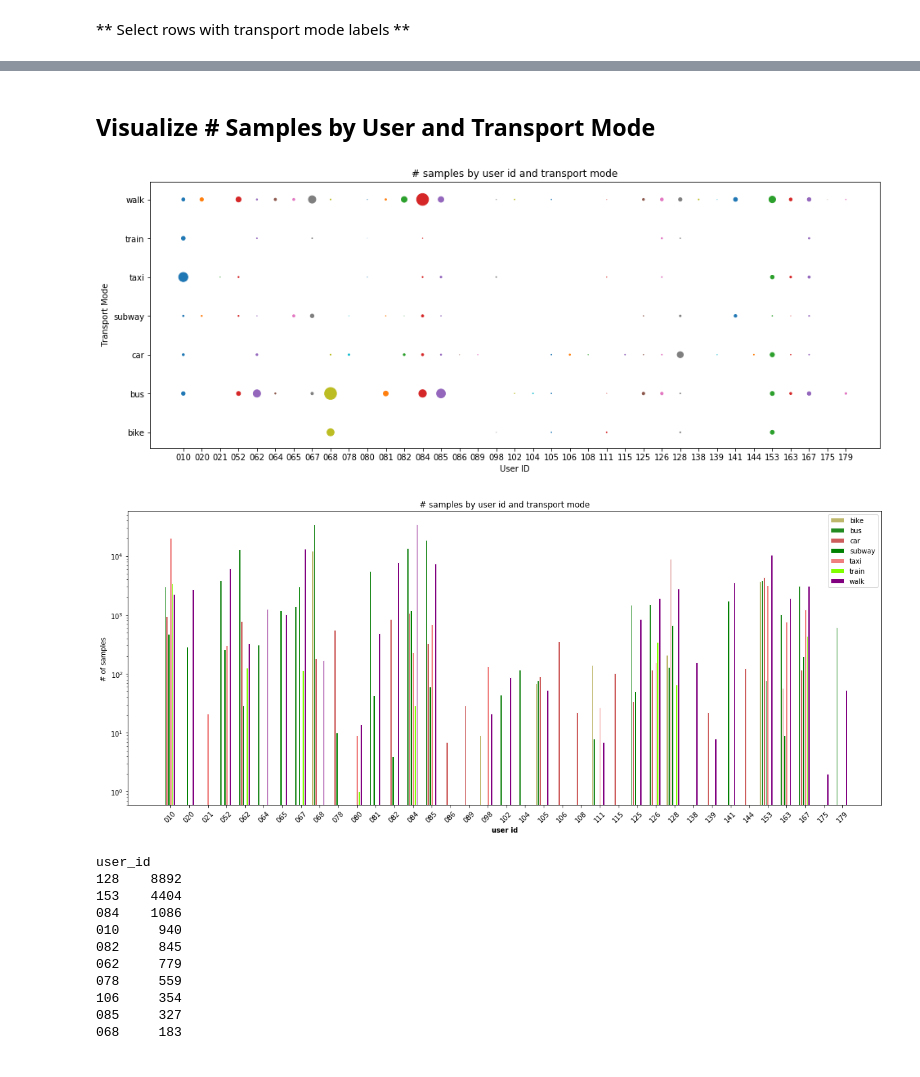
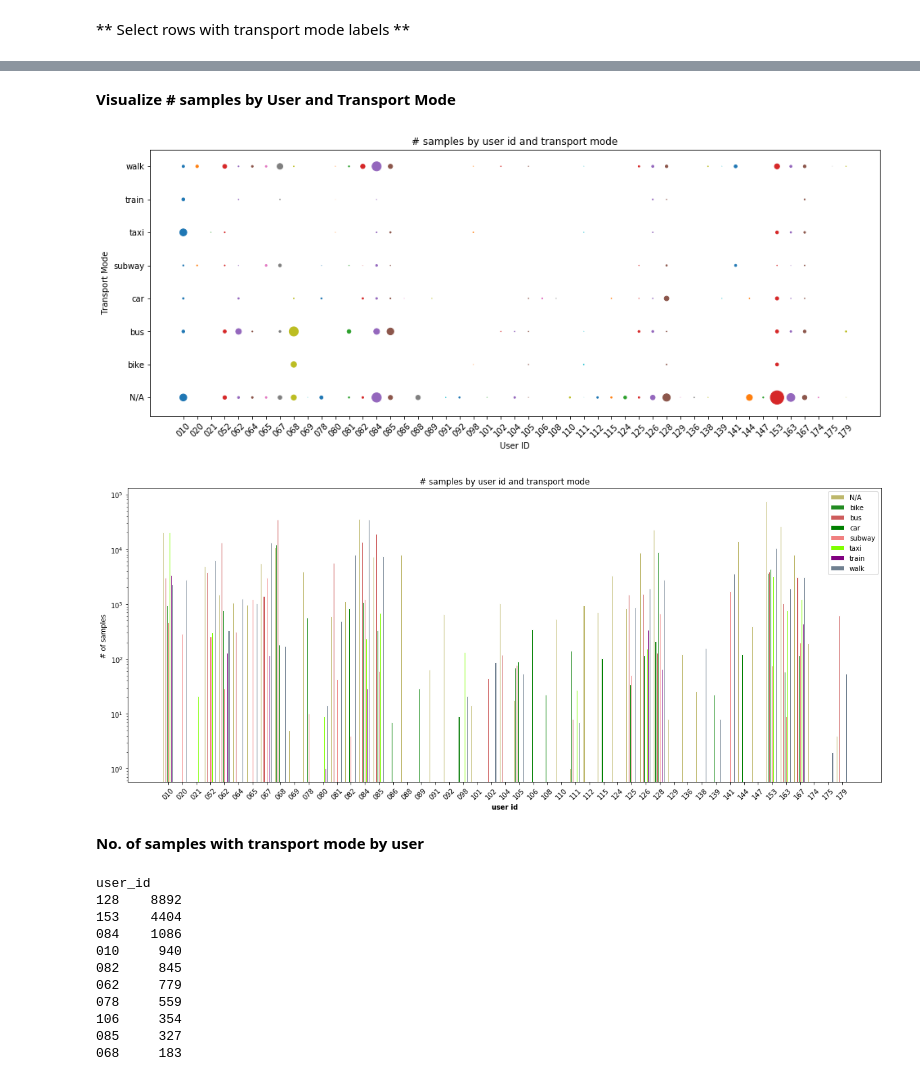
Before and after one commit to yrevar/inverse_rl, a Jupyter notebook: dataset/Geolife Trajectories 1.3/Geolife_MDP.ipynb, the cells around one changed output, grey strips where cells are left out. Cells and saved outputs as stored; diff of their text form; code cells hidden in the pictures.

```diff
--- a/dataset/Geolife Trajectories 1.3/Geolife_MDP.ipynb
+++ b/dataset/Geolife Trajectories 1.3/Geolife_MDP.ipynb
@@ -111,11 +112,12 @@ def get_geolife_data(dataset_name="/geolife_trajectories_labelled", hdf_file_nam
     """
     store = HDFStore(hdf_file_name)
     if dataset_name in store.keys():
-        return store[dataset_name]
+        data = store[dataset_name]
     else:
         data = get_dataframe_grouped_by_user(find_trajectory_dirs_with_labels("./Data/"))
         store[dataset_name] = data
-        return data
+    store.close()
+    return data
 # %%
 data = get_geolife_data()
 print("# of samples: {} ({} M)".format(len(data), len(data)/1e6))
@@ -138,7 +140,8 @@ data_beijing = data[
 # %% [markdown]
 ** Select rows with transport mode labels **
 # %%
-data_tr_lbl = data_beijing[~pd.isna(data_beijing["transport_mode"])]
+data_beijing.loc[pd.isna(data_beijing["transport_mode"]), "transport_mode"] = "N/A"
+data_tr_lbl = data_beijing #[~pd.isna(data_beijing["transport_mode"])]
 print("Samples with transport labels: {} \nPreview: ".format(len(data_tr_lbl)))
 display.display(data_tr_lbl.head())
 data_tr_lbl_sample = data_tr_lbl.sample(10000)
@@ -156,4 +161,5 @@ Preview:
 # %%
-# for u_id in np.unique(data_tr_lbl["user_id"]):
-#     df_u = data_tr_lbl[data_tr_lbl["user_id"] == u_id]
-#     print(u_id, len(df_u), np.unique(df_u.transport_mode))
+print("user_id", "\tn_samples", "\ttransport_modes")
+for u_id in np.unique(data_tr_lbl["user_id"]):
+    df_u = data_tr_lbl[data_tr_lbl["user_id"] == u_id]
+    print(u_id, "\t\t", len(df_u), "\t\t", np.unique(df_u.transport_mode))
@@ -160,25 +184,26 @@ Preview:
 # %% [markdown]
-## Visualize # Samples by User and Transport Mode
+**Visualize # samples by User and Transport Mode**
 # %%
 transport_modes = np.unique(data_tr_lbl.transport_mode)
 user_ids = np.unique(data_tr_lbl.user_id)
 # %%
 median_sample_cnt = np.median(pd.groupby(data_tr_lbl, "user_id").transport_mode.value_counts())
 t_mode_counts = []
 plt.figure(figsize=(16,6))
 for u_id in user_ids:
     df_u = data_tr_lbl[data_tr_lbl.user_id == u_id]
     t_cnts = df_u.transport_mode.value_counts()
     t_vec = np.array([t_cnts[t_mode] if t_mode in t_cnts else 0. for t_mode in transport_modes])
     # print(u_id, list(zip(transport_modes, t_vec)))
     t_mode_counts.append(t_vec)
     plt.scatter([u_id]*len(transport_modes), transport_modes, s=2*t_vec/median_sample_cnt) # hack! not normalized properly
 plt.xlabel("User ID")
 plt.ylabel("Transport Mode")
 plt.title("# samples by user id and transport mode")
+plt.xticks(rotation=45)
 plt.show()
 # %% [output]
-[figure, old version]
+[figure, new version]
 # %%
 colors = list(matplotlib.colors.cnames.keys())
 random.seed(0)
@@ -206,7 +231,9 @@ plt.legend()
 plt.semilogy()
 plt.show()
 # %% [output]
-[figure, old version]
+[figure, new version]
+# %% [markdown]
+**No. of samples with transport mode by user**
 # %%
 def get_transport_mode_dist_by_user(df, t_mode):
     return pd.groupby(df, "transport_mode").user_id.value_counts()[t_mode]
```
Also changed, not shown: parts of 26 cells of this notebook.
